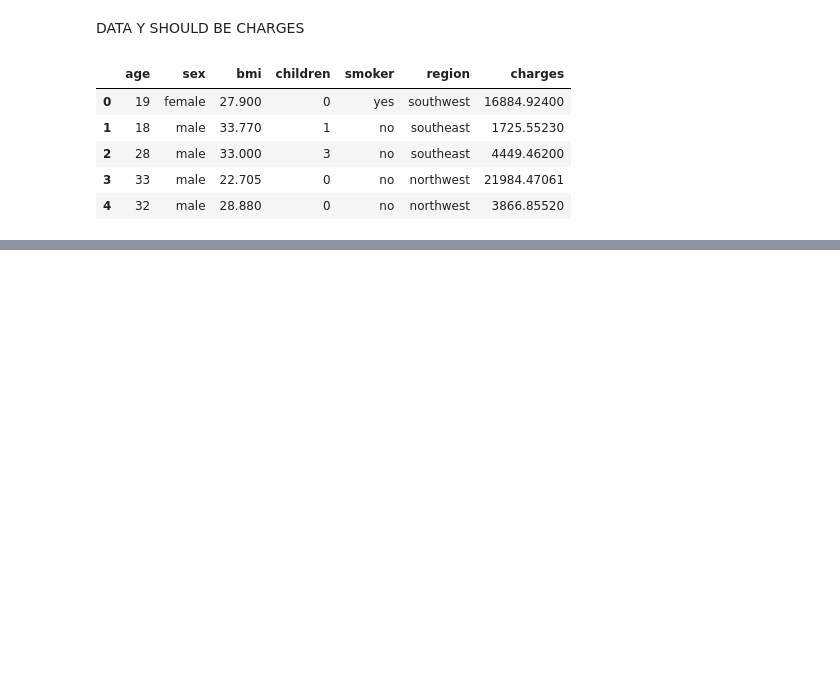
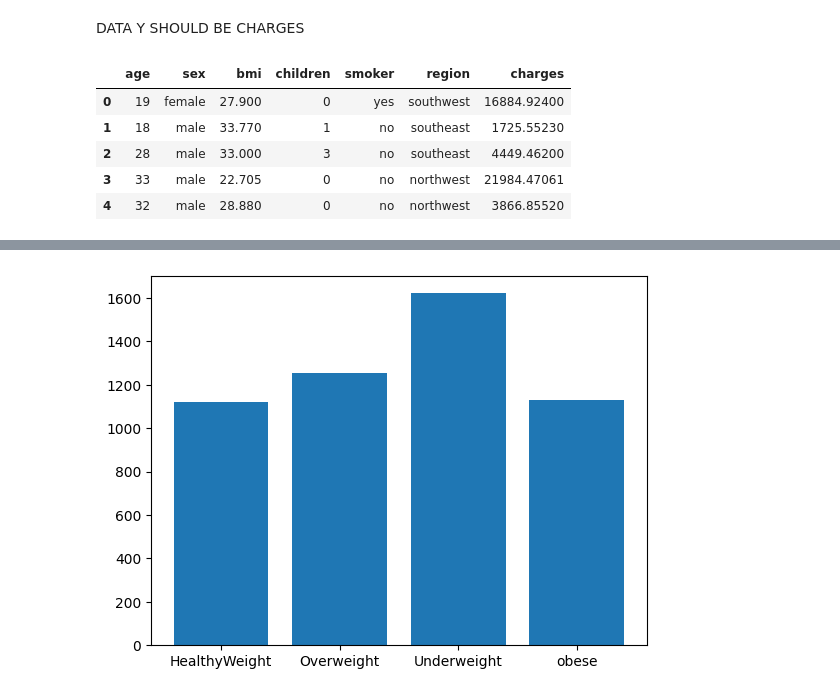
Before and after one commit to Pragatisharma100/Upflairs.github.io, a Jupyter notebook: Insurance Project/insurance.ipynb, the cells around one changed output, grey strips where cells are left out. Cells and saved outputs as stored; diff of their text form; code cells hidden in the pictures; blank space fills up the shorter version.

```diff
--- a/Insurance Project/insurance.ipynb
+++ b/Insurance Project/insurance.ipynb
@@ -27,0 +225,7 @@ https://youtu.be/xkhUH9Fx2z8?si=z7gnGyMoQtSiZdSe
+# %%
+average_charges1=(healthy_analysis["min_charges"].values)
+# %%
+plt.bar(health_classes,average_charges1)
+plt.show()
+# %% [output]
+[figure, added]
```
Also changed, not shown: parts of 77 cells of this notebook, 23 other files.
